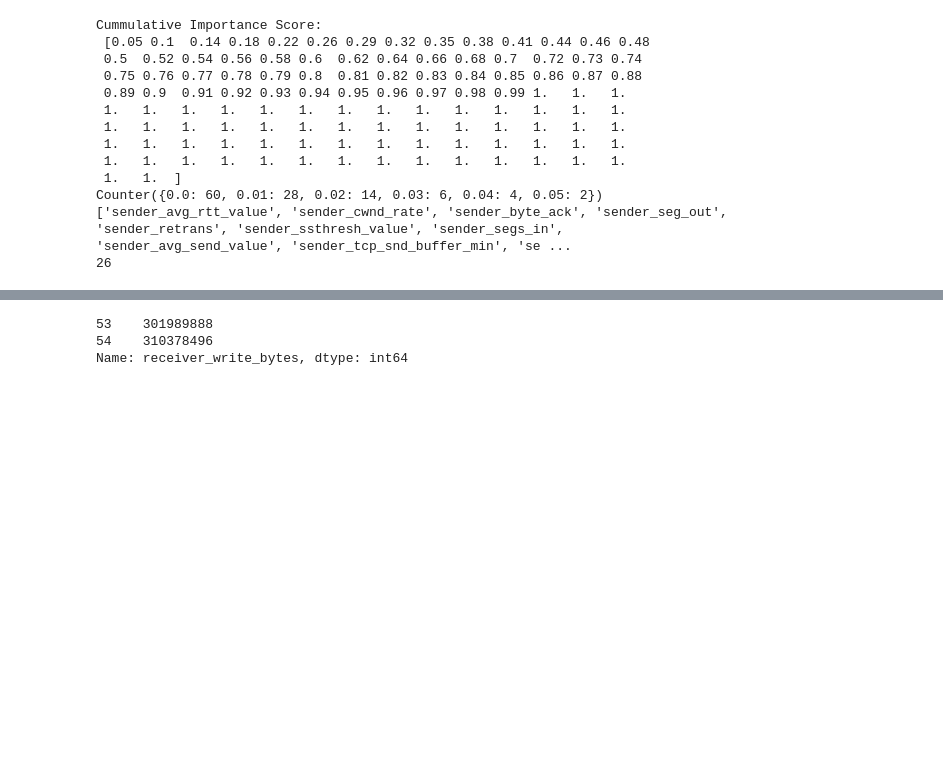
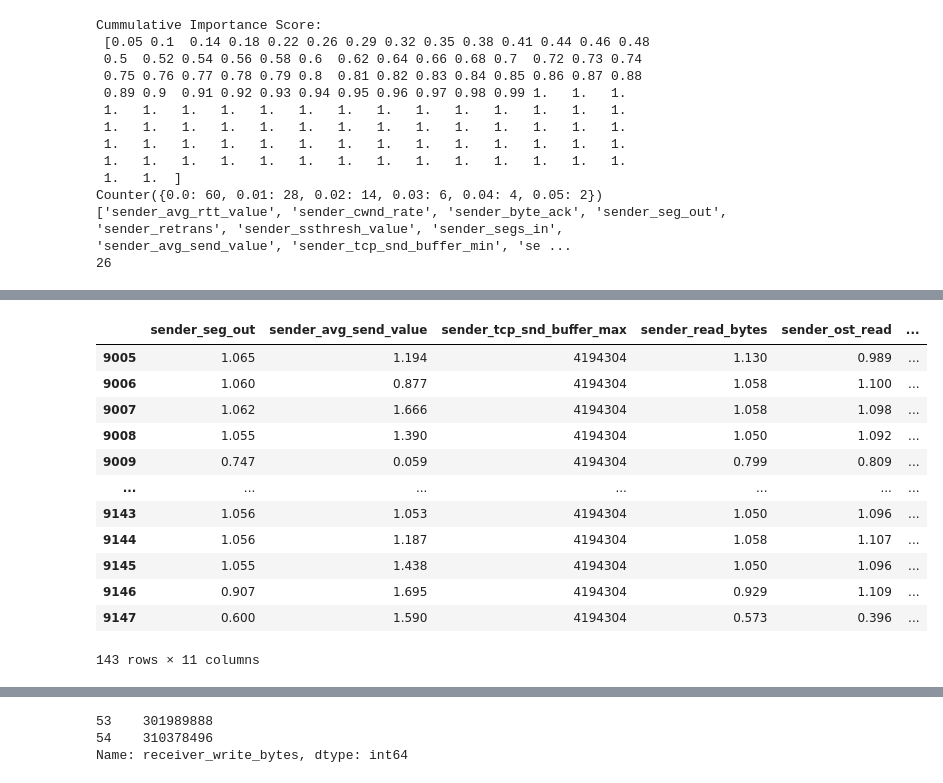
Before and after one commit to EhsanSaZ/BottleneckDetection, a Jupyter notebook: prototype/experimetns.ipynb, the cells around one changed output, grey strips where cells are left out. Saved outputs shown, nothing was run; the diff lists cells and outputs as text; code cells hidden in the pictures; blank space fills up the shorter version.

```diff
--- a/prototype/experimetns.ipynb
+++ b/prototype/experimetns.ipynb
@@ -389,0 +451,16 @@ Counter({1: 49, 55: 21, 109: 4, 145: 1})
+# %%
+df[df.label_value == 0][features]
+# %% [output]
+|  | sender_seg_out | sender_avg_send_value | sender_tcp_snd_buffer_max | sender_read_bytes | sender_ost_read | ... |
+| 9005 | 1.065 | 1.194 | 4194304 | 1.130 | 0.989 | ... |
+| 9006 | 1.060 | 0.877 | 4194304 | 1.058 | 1.100 | ... |
+| 9007 | 1.062 | 1.666 | 4194304 | 1.058 | 1.098 | ... |
+| 9008 | 1.055 | 1.390 | 4194304 | 1.050 | 1.092 | ... |
+| 9009 | 0.747 | 0.059 | 4194304 | 0.799 | 0.809 | ... |
+| ... | ... | ... | ... | ... | ... | ... |
+| 9143 | 1.056 | 1.053 | 4194304 | 1.050 | 1.096 | ... |
+| 9144 | 1.056 | 1.187 | 4194304 | 1.058 | 1.107 | ... |
+| 9145 | 1.055 | 1.438 | 4194304 | 1.050 | 1.096 | ... |
+| 9146 | 0.907 | 1.695 | 4194304 | 0.929 | 1.109 | ... |
+| 9147 | 0.600 | 1.590 | 4194304 | 0.573 | 0.396 | ... |
+143 rows × 11 columns
```
Also changed, not shown: parts of 13 cells of this notebook, 1 other file.
